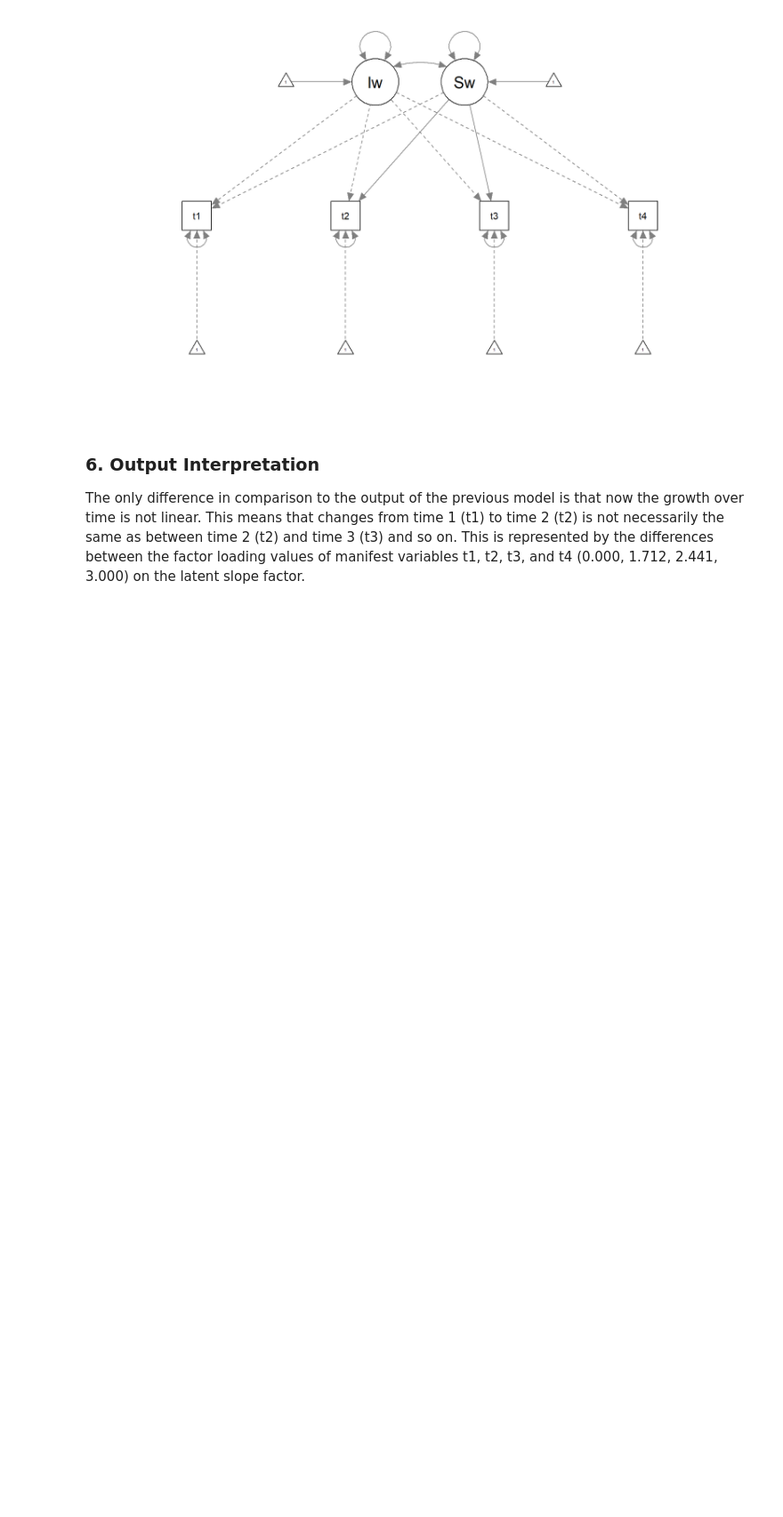
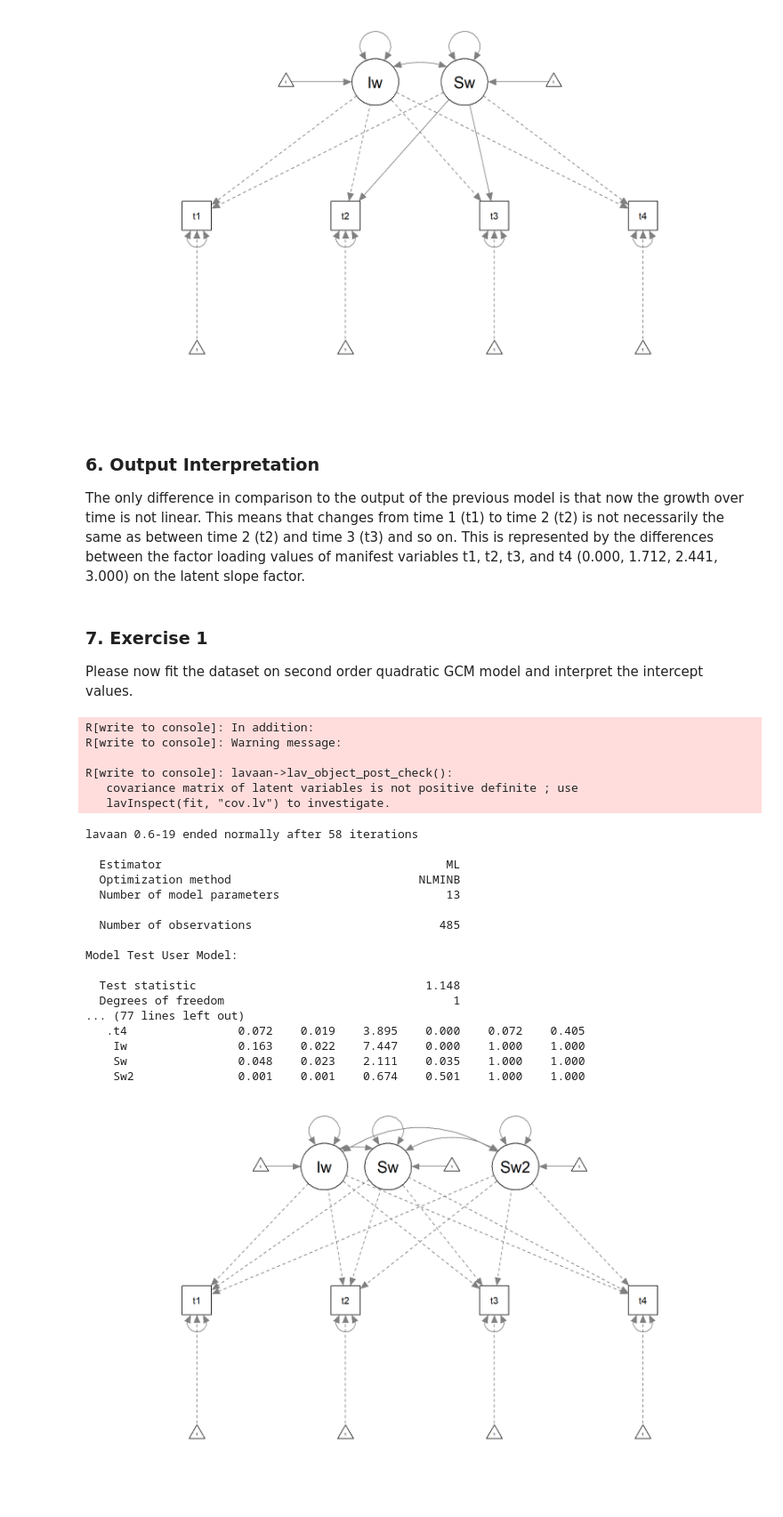
Before and after one commit to kristantodan12/psy112-ER, a Jupyter notebook: book/Seminar/LSCM_and_GCM/1_Growth_curve_models.ipynb, the cells around one changed output. Shown at 89% size. Saved outputs shown, nothing was run; the diff lists cells and outputs as text; code cells hidden in the pictures; blank space fills up the shorter version.

```diff
--- a/book/Seminar/LSCM_and_GCM/3_Growth_curve_models.ipynb
+++ b/book/Seminar/LSCM_and_GCM/1_Growth_curve_models.ipynb
@@ -189,3 +189,77 @@ Model Test User Model:
 ### 6. Output Interpretation
 
 The only difference in comparison to the output of the previous model is that now the growth over time is not linear. This means that changes from time 1 (t1) to time 2 (t2) is not necessarily the same as between time 2 (t2) and time 3 (t3) and so on. This is represented by the differences between the factor loading values of manifest variables t1, t2, t3, and t4 (0.000, 1.712, 2.441, 3.000) on the latent slope factor.
+# %% [markdown]
+### 7. Exercise 1
+
+Please now fit the dataset on second order quadratic GCM model and interpret the intercept values.
+# %%
+# Activate pandas2ri for automatic conversion
+pandas2ri.activate()
+
+# Import the lavaan package in R
+ro.r('library(lavaan)')
+
+# Import semPlot for plotting SEM paths
+ro.r('library(semPlot)')
+
+# Load the dataset into R
+ro.globalenv['anx'] = pandas2ri.py2rpy(anx)
+
+# Define the SEM model
+ro.r('''
+GCM3 <-  '
+#Intercept fixed to 1
+Iw =~ 1*t1 + 1*t2 + 1*t3 + 1*t4
+
+#Slope linear
+Sw =~ 0*t1 + 1*t2 + 2*t3 + 3*t4
+
+# Second-order factor model
+Sw2 =~ 0*t1 + 1*t2 + 4*t3 + 9*t4
+
+'
+
+''')
+
+# Fit the SEM model
+ro.r('fit6 <- growth(GCM3, data=anx)')
+
+# Display the summary of the SEM model
+summary = ro.r('summary(fit6, fit.measures=TRUE, standardized=TRUE)')
+print(summary)
+
+# Save the SEM path diagram as a PNG file
+ro.r('''
+png("../LSCM_and_GCM/Datasets/semPath4.png", width = 2000, height = 1200, res = 150)
+semPaths(fit6)
+dev.off()
+''')
+
+# Display the saved SEM path diagram in Jupyter Notebook
+display(Image(filename="../LSCM_and_GCM/Datasets/semPath4.png"))
+# %% [output]
+R[write to console]: In addition:
+R[write to console]: Warning message:
+
+R[write to console]: lavaan->lav_object_post_check():
+   covariance matrix of latent variables is not positive definite ; use
+   lavInspect(fit, "cov.lv") to investigate.
+lavaan 0.6-19 ended normally after 58 iterations
+
+  Estimator                                         ML
+  Optimization method                           NLMINB
+  Number of model parameters                        13
+
+  Number of observations                           485
+
+Model Test User Model:
+
+  Test statistic                                 1.148
+  Degrees of freedom                                 1
+... (77 lines left out)
+   .t4                0.072    0.019    3.895    0.000    0.072    0.405
+    Iw                0.163    0.022    7.447    0.000    1.000    1.000
+    Sw                0.048    0.023    2.111    0.035    1.000    1.000
+    Sw2               0.001    0.001    0.674    0.501    1.000    1.000
+[figure, added]
```
Also changed, not shown: parts of 2 cells of this notebook, 7 other files.
